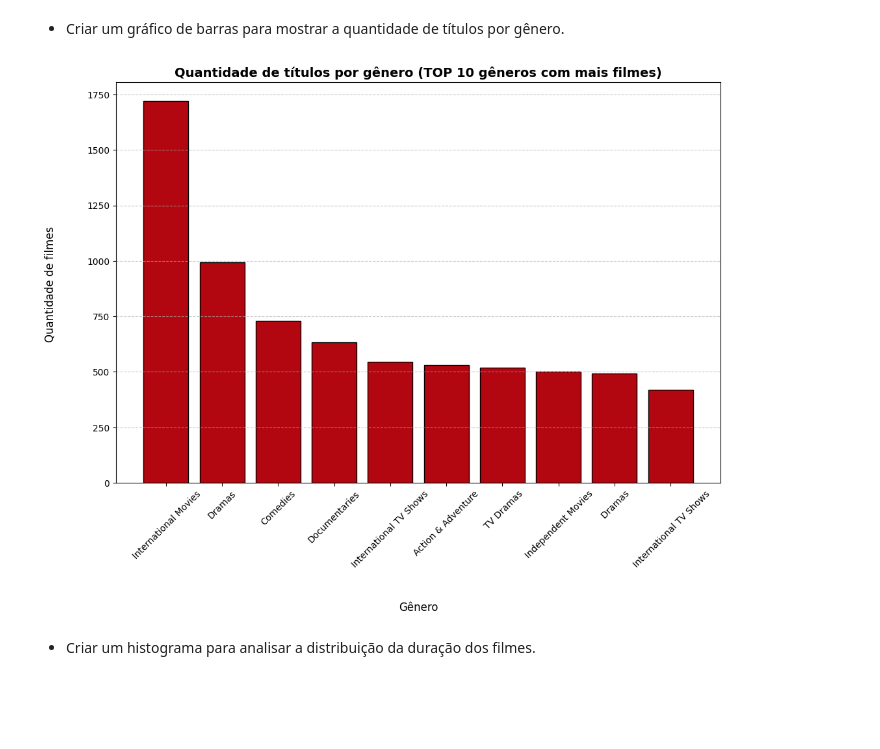
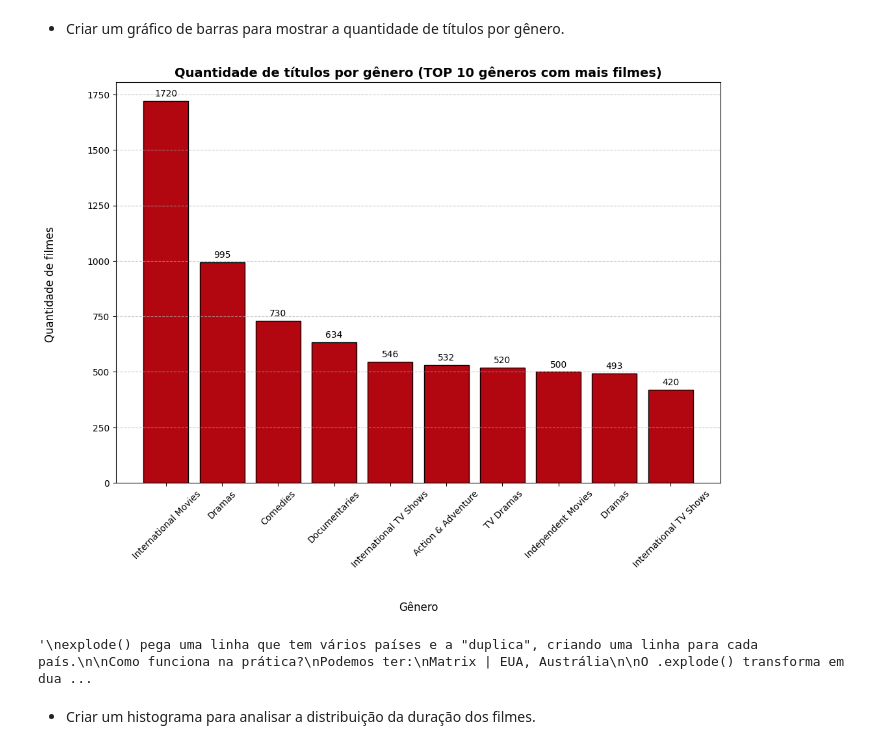
Before and after one commit to i-malur/bootcamp-dados-desafio-python-2, a Jupyter notebook: [OFICIAL]_Challenge_Frequência_e_Medidas.ipynb, the cells around one changed output. Drawn from its saved outputs; the diff is of its cells as text; code cells hidden in the pictures; blank space fills up the shorter version.

```diff
--- a/[OFICIAL]_Challenge_Frequência_e_Medidas.ipynb
+++ b/[OFICIAL]_Challenge_Frequência_e_Medidas.ipynb
@@ -157,49 +229,51 @@ filmes?
 * Criar um gráfico de barras para mostrar a quantidade de títulos
 por gênero.
 # %%
-# usando o explode()
-'''
-explode() pega uma linha que tem vários países e a "duplica", criando uma linha para cada país.
-
-Como funciona na prática?
-Podemos ter:
-Matrix | EUA, Austrália
-
-O .explode() transforma em duas linhas:
-Matrix | EUA
-Matrix | Austrália
-'''
 df_obras_genero_unico = df.copy()
 
 # transformando a coluna em uma uma lista. Ou seja, cada linha terá uma lista de gênero de filmes, ex: [Drama, Ficção Científica, Romance]
 obras_genero_unico = df_obras_genero_unico['listed_in'].str.split(',')
 
 # usando método explode para separar os itens da lista e deixar cada gênero em uma linha
 obras_genero_unico_explode = obras_genero_unico.explode()
 
 # contando as ocorrências de cada gênero
 df_obras_genero_unico = obras_genero_unico_explode.value_counts().reset_index() # criando dataframe
 
 # renomeando colunas do dataframe
 df_obras_genero_unico.columns = ['genero', 'ocorrencias']
 
 # aqui, salvo em uma variável os 10 primeiros generos do dataframe
 contagem_generos_explode = df_obras_genero_unico.head(10)
 
 # criando gráfico
 plt.figure(figsize=(12,8))  # comprimento e largura do gráfico
-plt.bar(contagem_generos_explode['genero'], contagem_generos_explode['ocorrencias'], color='#B20710', edgecolor='black')
+grafico = plt.bar(contagem_generos_explode['genero'], contagem_generos_explode['ocorrencias'], color='#B20710', edgecolor='black') # criando gráfico
+plt.bar_label(grafico, padding=3) # adicionando rótulos em cima das barras
 
 # personalizando o gráfico
-plt.title('Quantidade de títulos por gênero (TOP 10 gêneros com mais filmes)', fontsize=14, fontweight='bold')
-plt.xlabel('\n\nGênero', fontsize=12)
-plt.ylabel('Quantidade de filmes \n\n', fontsize=12)
+plt.title('Quantidade de títulos por gênero (TOP 10 gêneros com mais filmes)', fontsize=14, fontweight='bold') # título do gráfico
+plt.xlabel('\n\nGênero', fontsize=12) # título do eixo x
+plt.ylabel('Quantidade de filmes \n\n', fontsize=12) # título do eixo y
 plt.xticks(rotation=45)  # rotaciona os nomes dos gêneros
 plt.grid(axis='y', linestyle='--', alpha=0.7)  # adiciona linhas de grade horizontais
 
 plt.show()
+
+'''
+explode() pega uma linha que tem vários países e a "duplica", criando uma linha para cada país.
+
+Como funciona na prática?
+Podemos ter:
+Matrix | EUA, Austrália
+
+O .explode() transforma em duas linhas:
+Matrix | EUA
+Matrix | Austrália
+'''
 # %% [output]
-[figure, old version]
+[figure, new version]
+'\nexplode() pega uma linha que tem vários países e a "duplica", criando uma linha para cada país.\n\nComo funciona na prática?\nPodemos ter:\nMatrix | EUA, Austrália\n\nO .explode() transforma em dua ...
 # %% [markdown]
 * Criar um histograma para analisar a distribuição da duração dos
 filmes.
```
Also changed, not shown: parts of 12 cells of this notebook.
